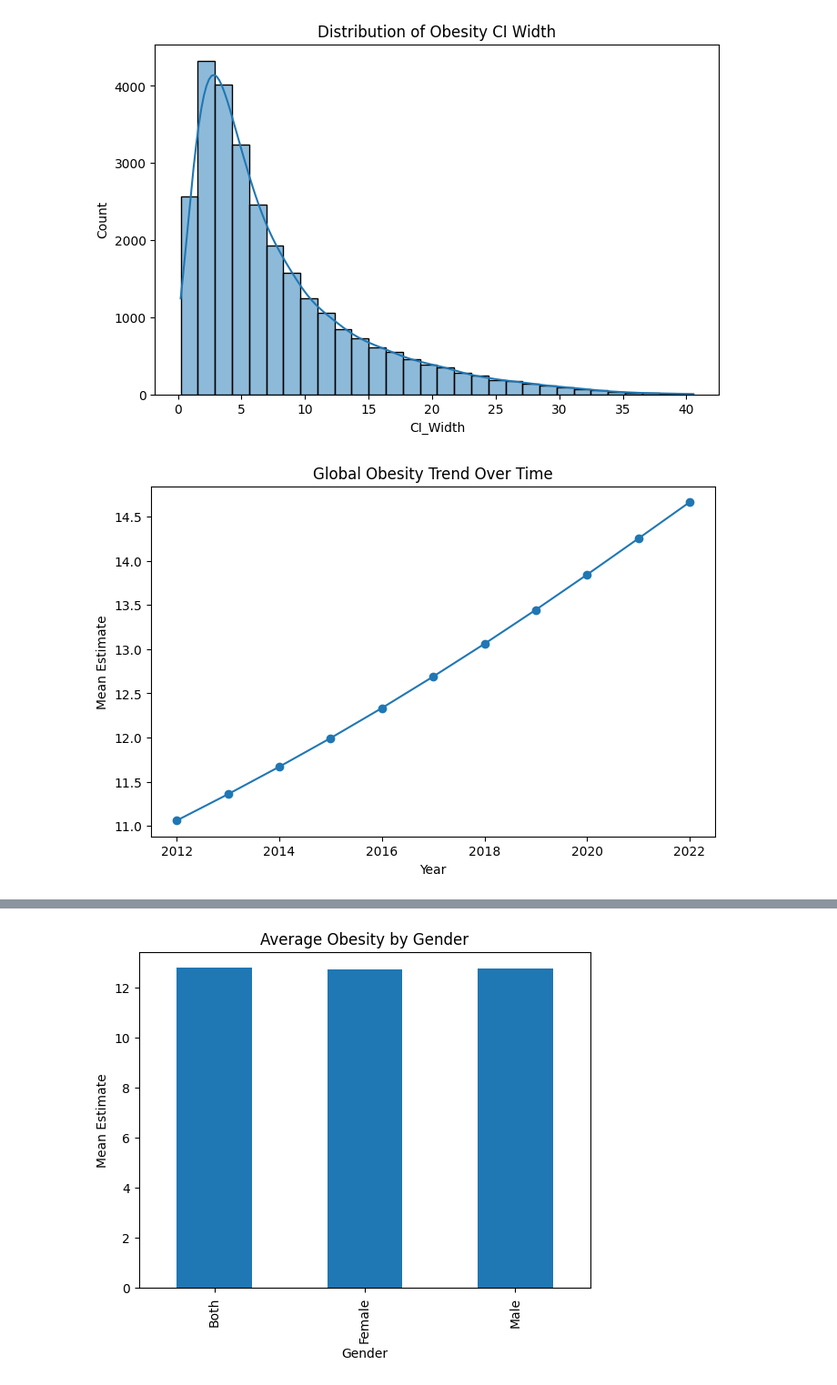
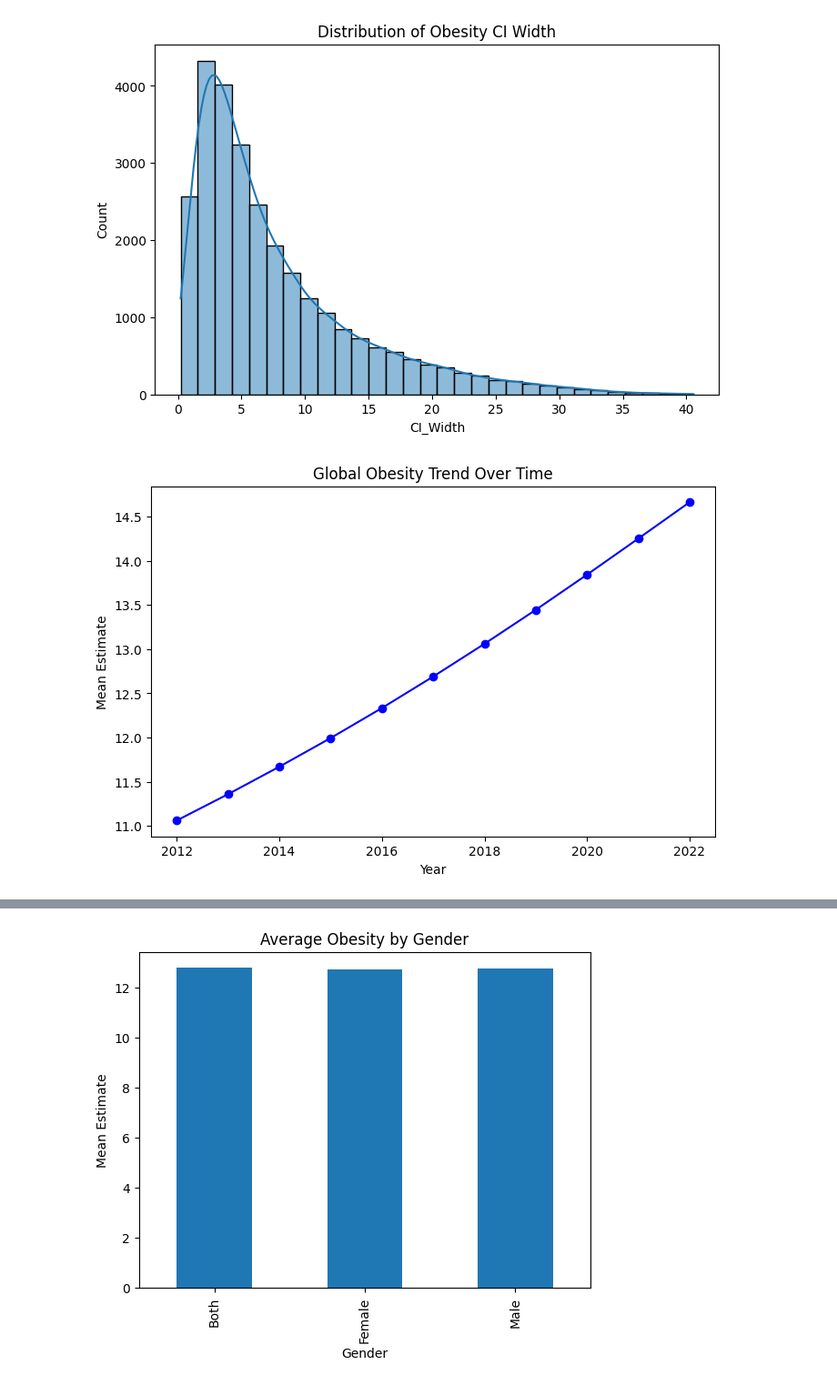
Before and after one commit to rajkumar2698/Nutrition_Paradox, a Jupyter notebook: Nutrition__Paradox.ipynb, the cells around one changed output, grey strips where cells are left out. Shown: that part at 91% size. Drawn from its saved outputs; the diff is of its cells as text; code cells hidden in the pictures.

```diff
--- a/Nutrition__Paradox.ipynb
+++ b/Nutrition__Paradox.ipynb
@@ -309,15 +307,15 @@ plt.show()
 # %%
 obesity_year = df_obesity.groupby("Year")["Mean_Estimate"].mean()
 
 plt.figure(figsize=(8,5))
-plt.plot(obesity_year.index, obesity_year.values, marker="o")
+plt.plot(obesity_year.index, obesity_year.values, marker="o",color ="blue")
 plt.title("Global Obesity Trend Over Time")
 plt.xlabel("Year")
 plt.ylabel("Mean Estimate")
 plt.show()
 #Obesity shows a gradual increase over years
 # %% [output]
-[figure, old version]
+[figure, new version]
 # %%
 plt.figure(figsize=(10,6))
 sns.boxplot(x="Region", y="Mean_Estimate", data=df_obesity)
```
Also changed, not shown: parts of 16 cells of this notebook.
